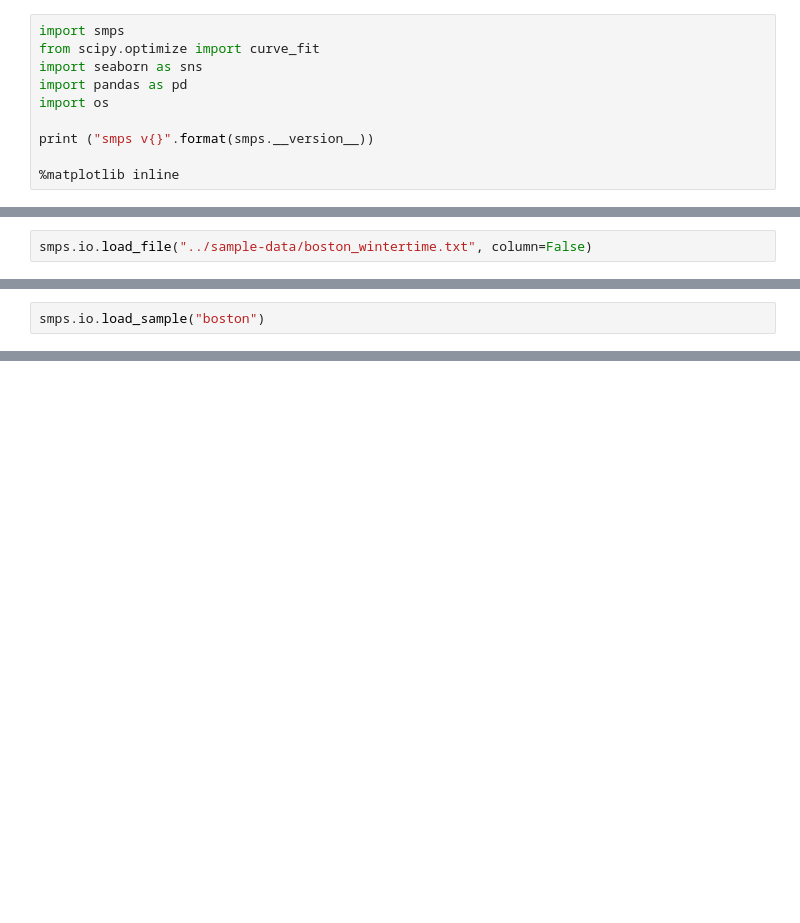
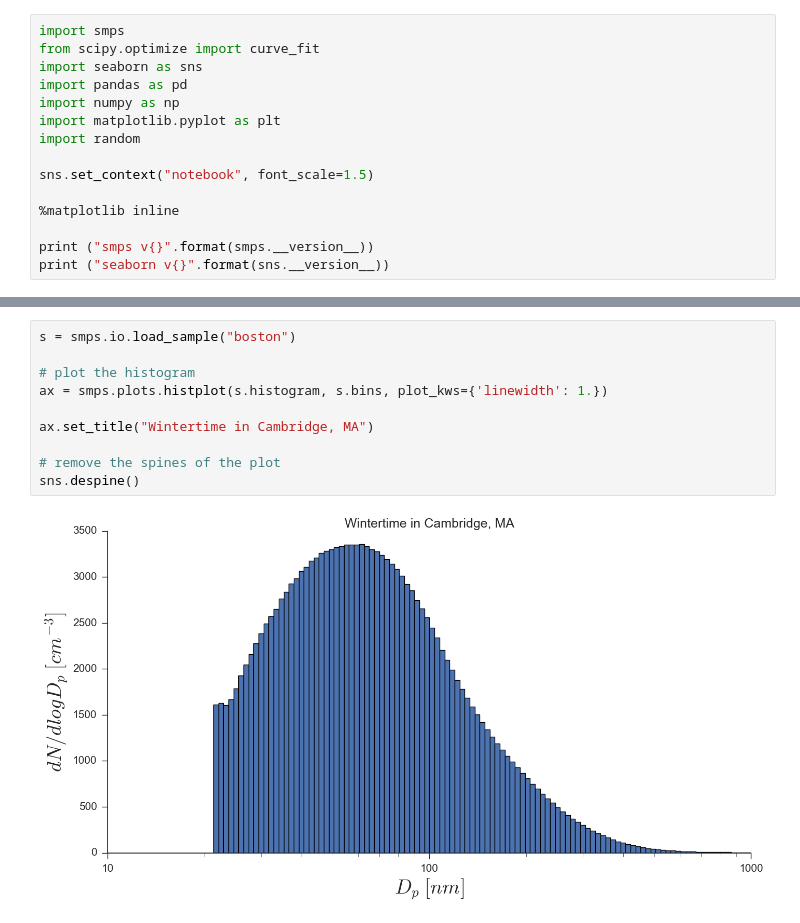
Before and after one commit to quant-aq/py-smps, a Jupyter notebook: examples/Fit a Multi-Modal Distribution.ipynb, the cells around one changed output, grey strips where cells are left out. Drawn from its saved outputs; the diff is of its cells as text; blank space fills up the shorter version.

```diff
--- a/examples/Fit a Multi-Modal Distribution.ipynb
+++ b/examples/Fit a Multi-Modal Distribution.ipynb
@@ -7,10 +9,15 @@ import smps
 from scipy.optimize import curve_fit
 import seaborn as sns
 import pandas as pd
-import os
+import numpy as np
+import matplotlib.pyplot as plt
+import random
+
+sns.set_context("notebook", font_scale=1.5)
+
+%matplotlib inline
 
 print ("smps v{}".format(smps.__version__))
-
-%matplotlib inline
+print ("seaborn v{}".format(sns.__version__))
 # %% [output]
 smps v0.2.0
@@ -17,2 +24,0 @@ smps v0.2.0
-# %%
-smps.io.load_file("../sample-data/boston_wintertime.txt", column=False)
@@ -21,2 +24,0 @@ smps.io.load_file("../sample-data/boston_wintertime.txt", column=False)
-# %%
-smps.io.load_sample("boston")
@@ -25,0 +31,12 @@ option 2
+# %%
+s = smps.io.load_sample("boston")
+
+# plot the histogram
+ax = smps.plots.histplot(s.histogram, s.bins, plot_kws={'linewidth': 1.})
+
+ax.set_title("Wintertime in Cambridge, MA")
+
+# remove the spines of the plot
+sns.despine()
+# %% [output]
+[figure, added]
```
Also changed, not shown: parts of 25 cells of this notebook, 1 other file.
